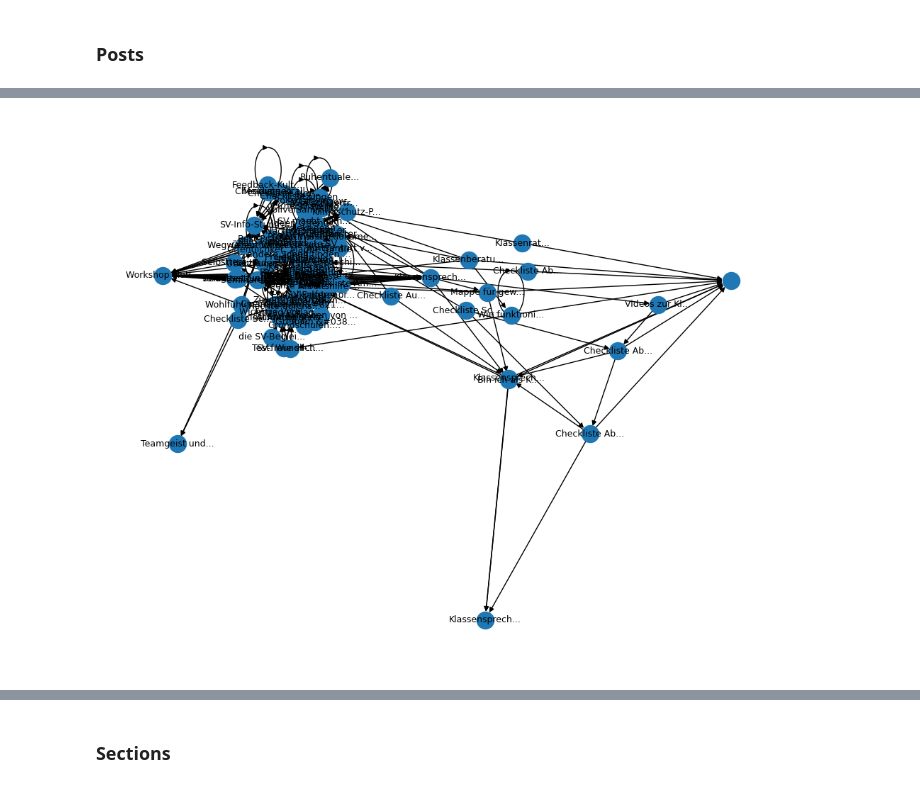
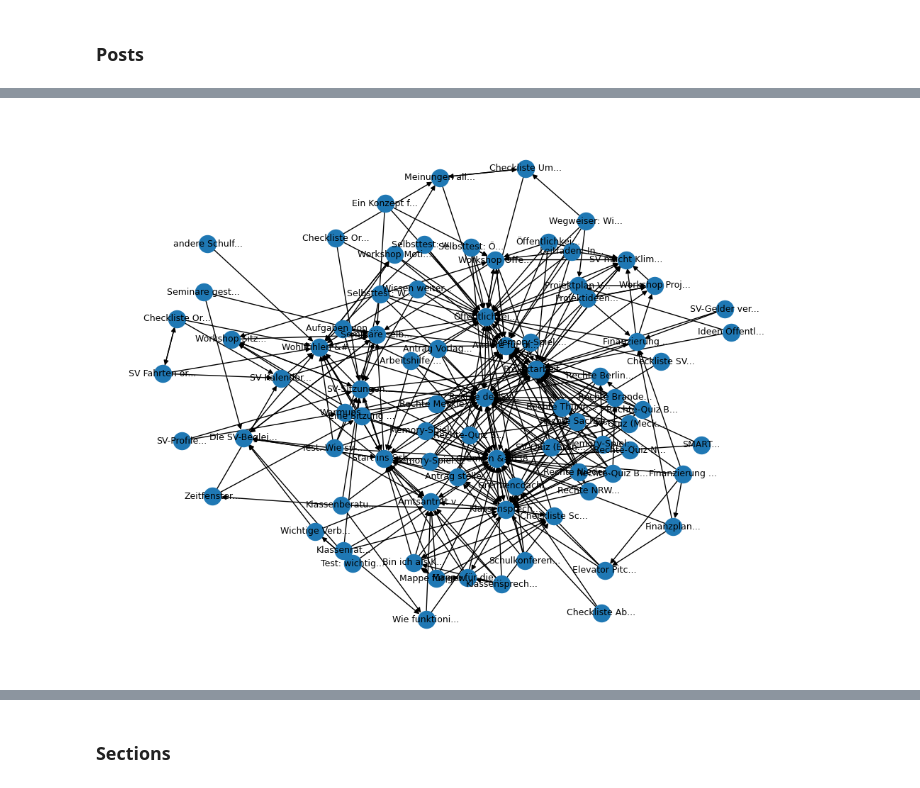
Before and after one commit to CorrelAid/schule-ein-interface-geben, a Jupyter notebook: exploration.ipynb, the cells around one changed output, grey strips where cells are left out. Saved outputs shown, nothing was run; the diff lists cells and outputs as text; code cells hidden in the pictures.

```diff
--- a/exploration.ipynb
+++ b/exploration.ipynb
@@ -114,36 +118,35 @@ count_plot(df, "topics")
 # %%
 records = df.to_dicts()
 
 G = nx.DiGraph()
 for rec in records:
     src = rec["id"]
-    G.add_node(src, label=f"{rec["title"][:13]}...")
+    G.add_node(src, label=f"{rec['title'][:13]}...")
     for tgt in rec.get("related_posts") or []:
         G.add_edge(src, tgt)
 
-# identify nodes with degree 0 or 1
 nodes_to_remove = [n for n, d in G.degree() if d <= 1]
 G.remove_nodes_from(nodes_to_remove)
 
-pos = nx.spring_layout(G, seed=42)
+pos = nx.nx_agraph.graphviz_layout(G, prog="neato")
 
 plt.figure(figsize=(10, 8))
 nx.draw_networkx_nodes(
     G,
     pos,
 )
 nx.draw_networkx_edges(
     G,
     pos,
 )
 labels = nx.get_node_attributes(G, "label")
 nx.draw_networkx_labels(G, pos, labels, font_size=9, font_family="sans-serif")
 
 plt.axis("off")
 plt.tight_layout()
 plt.show()
 # %% [output]
-[figure, old version]
+[figure, new version]
 # %%
 self_loop_nodes = [n for n in G.nodes() if G.has_edge(n, n)]
 
```
Also changed, not shown: parts of 16 cells of this notebook, 13 other files.
